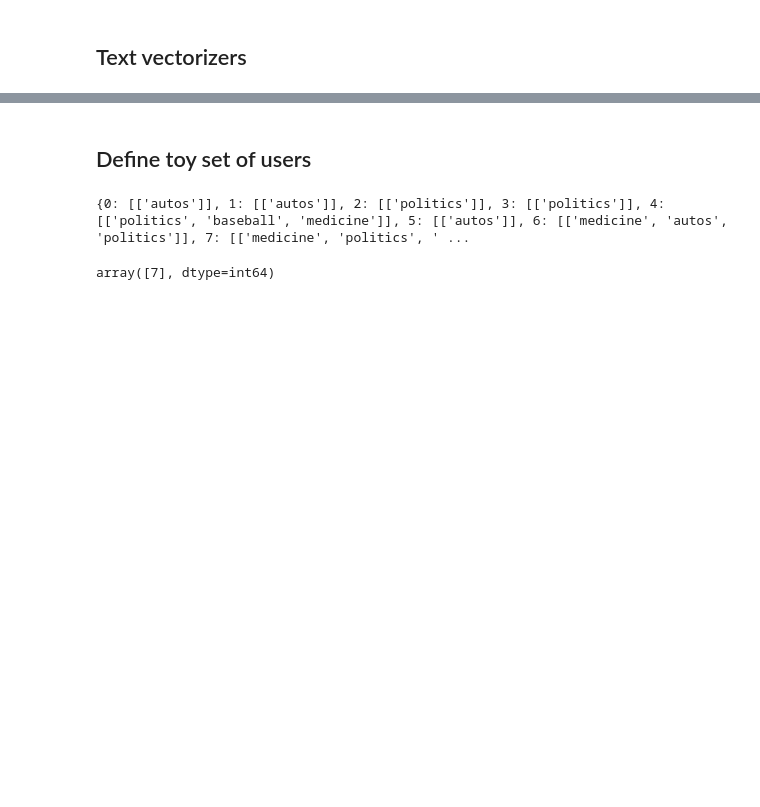
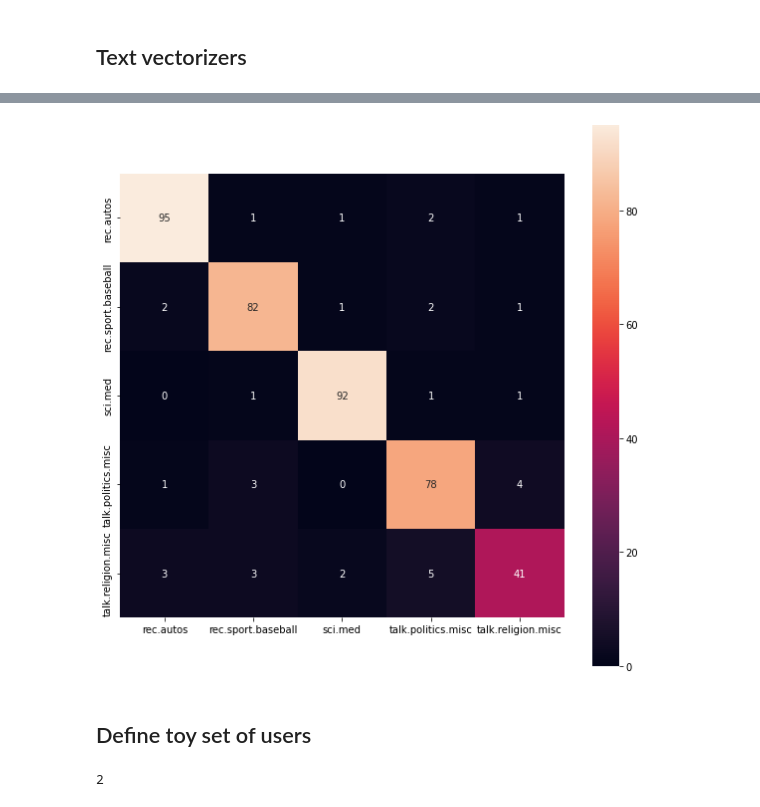
Before and after one commit to jpozo6/ProfileBasedRetrieval, a Jupyter notebook: Profile-Based_IRS.ipynb, the cells around one changed output, grey strips where cells are left out. Cells and saved outputs as stored; diff of their text form; code cells hidden in the pictures; blank space fills up the shorter version.

Commit message:
final model working

```diff
--- a/Profile-Based_IRS.ipynb
+++ b/Profile-Based_IRS.ipynb
@@ -200,8 +200,8 @@ df_train.head()
 df_test['clean_text'] = df_test['text'].apply(lambda x: finalpreprocess(x))
 # %%
 # Obtain final train and test vectors
-X_train, y_train = df_train["clean_text"], df_train["target"]
-X_test, y_test = df_test["clean_text"], df_test["target"]
+X_train, y_train = df_train["clean_text"], df_train["title"]
+X_test, y_test = df_test["clean_text"], df_test["title"]
 
 
 # Tokenize sentences to future applications
@@ -311,0 +248,6 @@ Test F1-score weighted of Naive Bayes(tf-idf) is 0.8626795636018855
+# %%
+# one hot encode
+encoder = LabelEncoder()
+encoder.fit(y_train)
+y_train = tf.keras.utils.to_categorical(encoder.transform(y_train))
+y_test = tf.keras.utils.to_categorical(encoder.transform(y_test))
@@ -311,0 +259,22 @@ Test F1-score weighted of Naive Bayes(tf-idf) is 0.8626795636018855
+# %%
+model = Sequential()
+model.add(Dense(100, activation='elu'))
+model.add(Dropout(0.6))
+model.add(Dense(5, activation='softmax'))
+model.compile(optimizer='adam',
+              loss='categorical_crossentropy',
+              metrics=['accuracy'])
+batch_size = 512
+history = model.fit(X_train_vectors_tfidf, y_train,
+                    epochs=20, batch_size=batch_size, validation_data=(X_test_vectors_tfidf, y_test), verbose=0)
+#Predict y value for test dataset
+y_predict = model.predict(X_test_vectors_tfidf)
+print(classification_report(y_test.argmax(axis=1), y_predict.argmax(axis=1)))
+print('Confusion Matrix:\n',confusion_matrix(y_test.argmax(axis=1), y_predict.argmax(axis=1)))
+
+acc = accuracy_score(y_test.argmax(axis=1), y_predict.argmax(axis=1))
+f1 = f1_score(y_test.argmax(axis=1), y_predict.argmax(axis=1), average ='weighted')
+
+print(f"Test Accuracy of Neural Network(tf-idf) is {acc} \n")
+
+print(f"Test F1-score weighted of Neural Network(tf-idf) is {f1} \n")
@@ -312,3 +299,12 @@ Test F1-score weighted of Naive Bayes(tf-idf) is 0.8626795636018855
+# %%
+matrix = confusion_matrix(y_test.argmax(axis=1), y_predict.argmax(axis=1))
+
+plt.figure(figsize=(10,10))
+sns.heatmap(matrix,annot=True, square = True, fmt='g', xticklabels=encoder.classes_, yticklabels=encoder.classes_)
+plt.savefig("confusion_matrix.jpg")
+plt.show()
+# %% [output]
+[figure, added]
 # %% [markdown]
 ## Define toy set of users
 # %%
@@ -327,16 +323,13 @@ def generate_users(n_user, interests= ["autos", "baseball", "medicine", "politic
     return users
 # %%
 # Generate users
-users = generate_users(10)
-print(users)
+users = generate_users(10, interests=encoder.classes_)
-# %% [output]
-{0: [['autos']], 1: [['autos']], 2: [['politics']], 3: [['politics']], 4: [['politics', 'baseball', 'medicine']], 5: [['autos']], 6: [['medicine', 'autos', 'politics']], 7: [['medicine', 'politics', ' ...
 # %%
 # Predict the type of the query text using the best classifier
-pred = nb_tfidf.predict(X_test_vectors_tfidf[1])
-print(pred[0].split('.')[-1])
+pred = model.predict(np.array( [X_test_vectors_tfidf[50],] ))
+print(np.argmax(pred))
 # %% [output]
-array([7], dtype=int64)
+2
 # %%
 # function that automatically assigns texts for users
 def assigne_text(users, pred):
```
Also changed, not shown: parts of 15 cells of this notebook, 1 other file.
